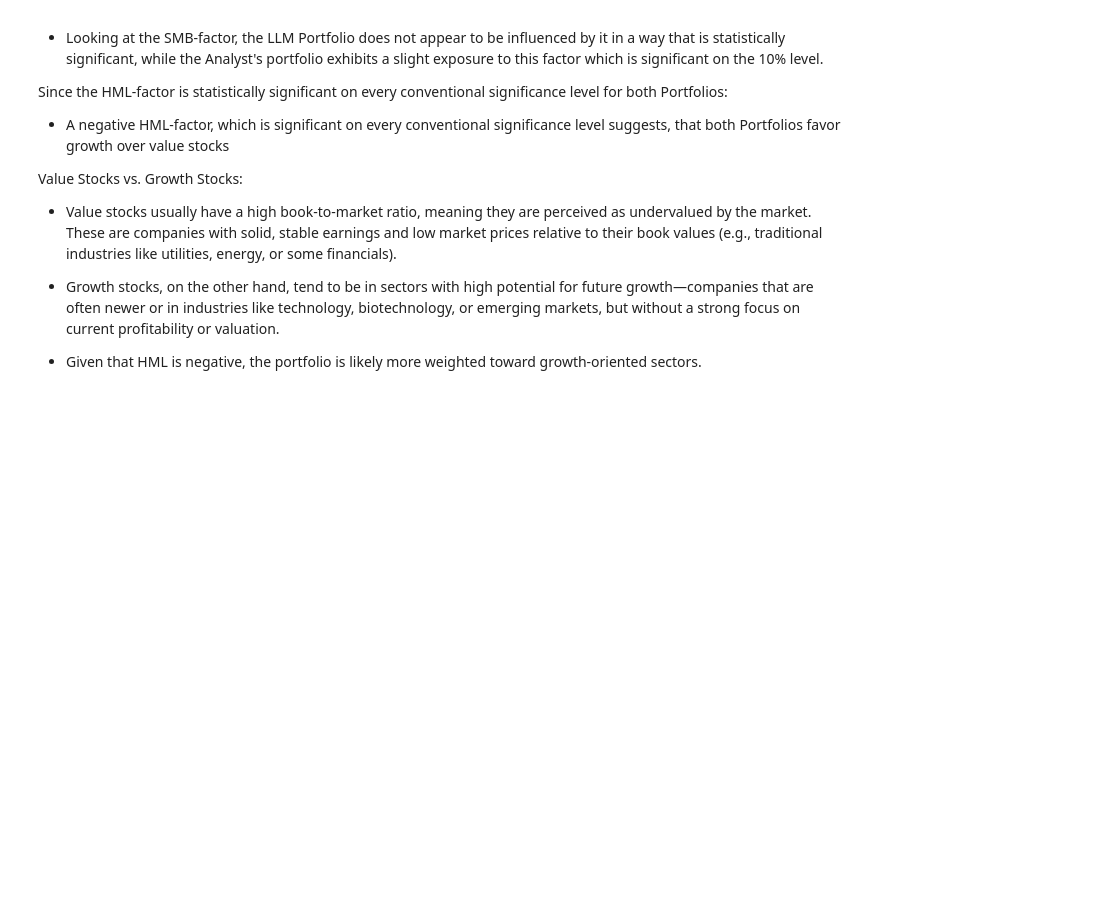
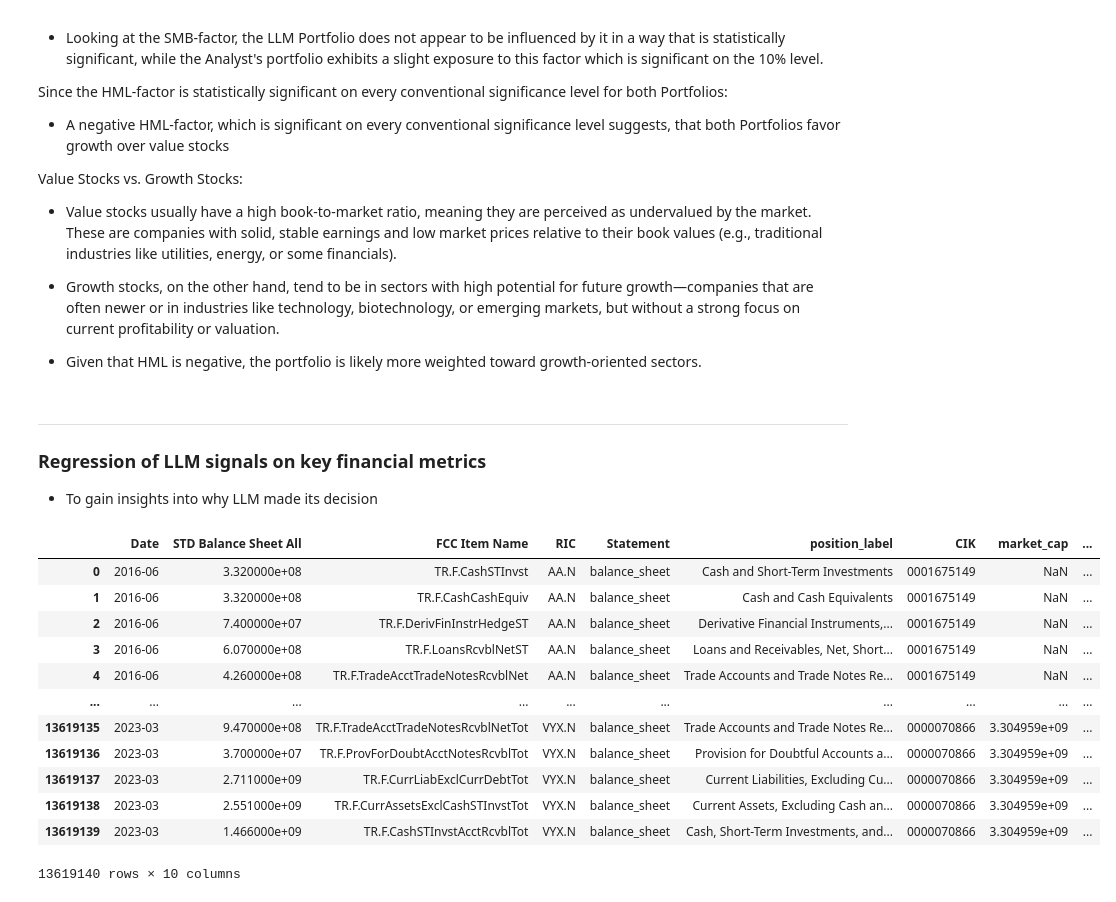
Before and after one commit to benherz/Masterarbeit, a Jupyter notebook: code/results_exploration.ipynb, the cells around one changed output. Drawn from its saved outputs; the diff is of its cells as text; code cells hidden in the pictures; blank space fills up the shorter version.

```diff
--- a/code/results_exploration.ipynb
+++ b/code/results_exploration.ipynb
@@ -415,3 +441,40 @@ Value Stocks vs. Growth Stocks:
 - Growth stocks, on the other hand, tend to be in sectors with high potential for future growth—companies that are often newer or in industries like technology, biotechnology, or emerging markets, but without a strong focus on current profitability or valuation.
 
 - Given that HML is negative, the portfolio is likely more weighted toward growth-oriented sectors.
+# %% [markdown]
+---
+### Regression of LLM signals on key financial metrics
+- To gain insights into why LLM made its decision
+# %%
+import pandas as pd
+import numpy as np
+labeled_balance_sheets = pd.read_csv("../data/balance_sheets_with_labels.csv", dtype={"CIK": str}, low_memory=False)
+labeled_income_statements = pd.read_csv("../data/income_statements_with_labels.csv", dtype={"CIK": str}, low_memory=False)
+labeled_cash_flow_statements = pd.read_csv("../data/cash_flow_statements_with_labels.csv", dtype={"CIK": str}, low_memory=False)
+# Convert date to period format
+labeled_balance_sheets["Date"] = pd.to_datetime(labeled_balance_sheets["Date"]).dt.to_period("M").astype(str)
+labeled_income_statements["Date"] = pd.to_datetime(labeled_income_statements["Date"]).dt.to_period("M").astype(str)
+labeled_cash_flow_statements["Date"] = pd.to_datetime(labeled_cash_flow_statements["Date"]).dt.to_period("M").astype(str)
+# Read in market caps as predictor variable
+mcaps= pd.read_csv("../data/sp1500_market_caps.csv", dtype={"cik": str}).rename(columns={"cik": "CIK", "date": "Date"})
+# Read in stock prices to compute i.e. book to market ratio
+prices = pd.read_csv("../data/sp1500_monthly_prices.csv", dtype={"cik": str}).rename(columns={"cik": "CIK", "date": "Date"})
+# Merge with just one of the financial statements
+labeled_balance_sheets = labeled_balance_sheets.merge(mcaps, how="left")
+labeled_balance_sheets = labeled_balance_sheets.merge(prices, how="left")
+# %%
+labeled_balance_sheets
+# %% [output]
+|  | Date | STD Balance Sheet All | FCC Item Name | RIC | Statement | position_label | CIK | market_cap | ... |
+| 0 | 2016-06 | 3.320000e+08 | TR.F.CashSTInvst | AA.N | balance_sheet | Cash and Short-Term Investments | 0001675149 | NaN | ... |
+| 1 | 2016-06 | 3.320000e+08 | TR.F.CashCashEquiv | AA.N | balance_sheet | Cash and Cash Equivalents | 0001675149 | NaN | ... |
+| 2 | 2016-06 | 7.400000e+07 | TR.F.DerivFinInstrHedgeST | AA.N | balance_sheet | Derivative Financial Instruments,... | 0001675149 | NaN | ... |
+| 3 | 2016-06 | 6.070000e+08 | TR.F.LoansRcvblNetST | AA.N | balance_sheet | Loans and Receivables, Net, Short... | 0001675149 | NaN | ... |
+| 4 | 2016-06 | 4.260000e+08 | TR.F.TradeAcctTradeNotesRcvblNet | AA.N | balance_sheet | Trade Accounts and Trade Notes Re... | 0001675149 | NaN | ... |
+| ... | ... | ... | ... | ... | ... | ... | ... | ... | ... |
+| 13619135 | 2023-03 | 9.470000e+08 | TR.F.TradeAcctTradeNotesRcvblNetTot | VYX.N | balance_sheet | Trade Accounts and Trade Notes Re... | 0000070866 | 3.304959e+09 | ... |
+| 13619136 | 2023-03 | 3.700000e+07 | TR.F.ProvForDoubtAcctNotesRcvblTot | VYX.N | balance_sheet | Provision for Doubtful Accounts a... | 0000070866 | 3.304959e+09 | ... |
+| 13619137 | 2023-03 | 2.711000e+09 | TR.F.CurrLiabExclCurrDebtTot | VYX.N | balance_sheet | Current Liabilities, Excluding Cu... | 0000070866 | 3.304959e+09 | ... |
+| 13619138 | 2023-03 | 2.551000e+09 | TR.F.CurrAssetsExclCashSTInvstTot | VYX.N | balance_sheet | Current Assets, Excluding Cash an... | 0000070866 | 3.304959e+09 | ... |
+| 13619139 | 2023-03 | 1.466000e+09 | TR.F.CashSTInvstAcctRcvblTot | VYX.N | balance_sheet | Cash, Short-Term Investments, and... | 0000070866 | 3.304959e+09 | ... |
+13619140 rows × 10 columns
```
Also changed, not shown: parts of 32 cells of this notebook, 9 other files.
